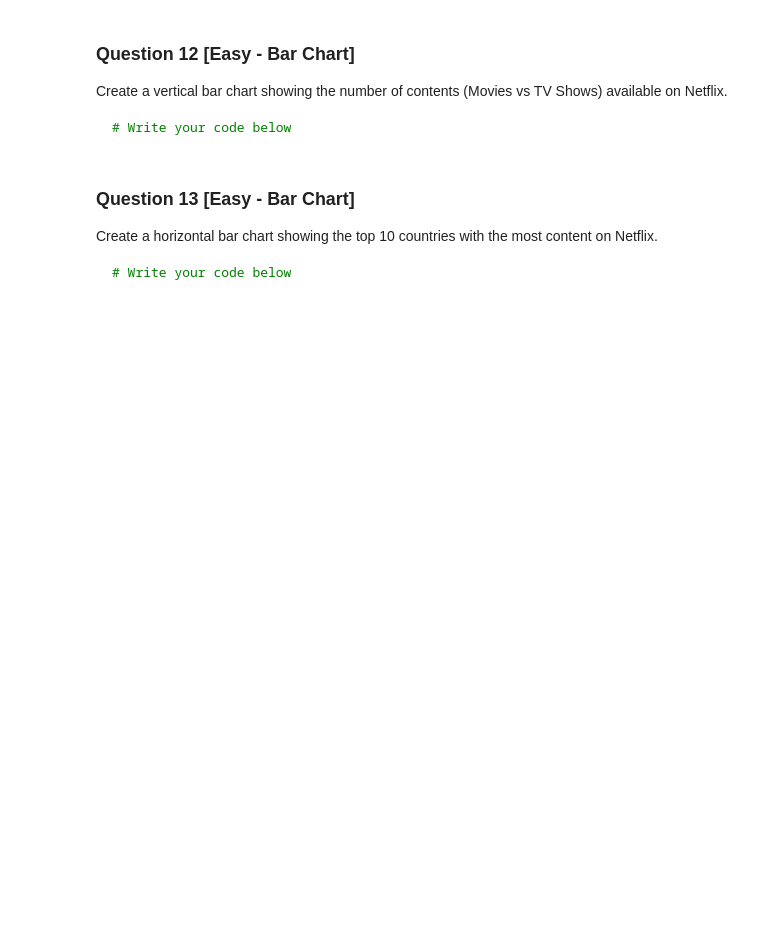
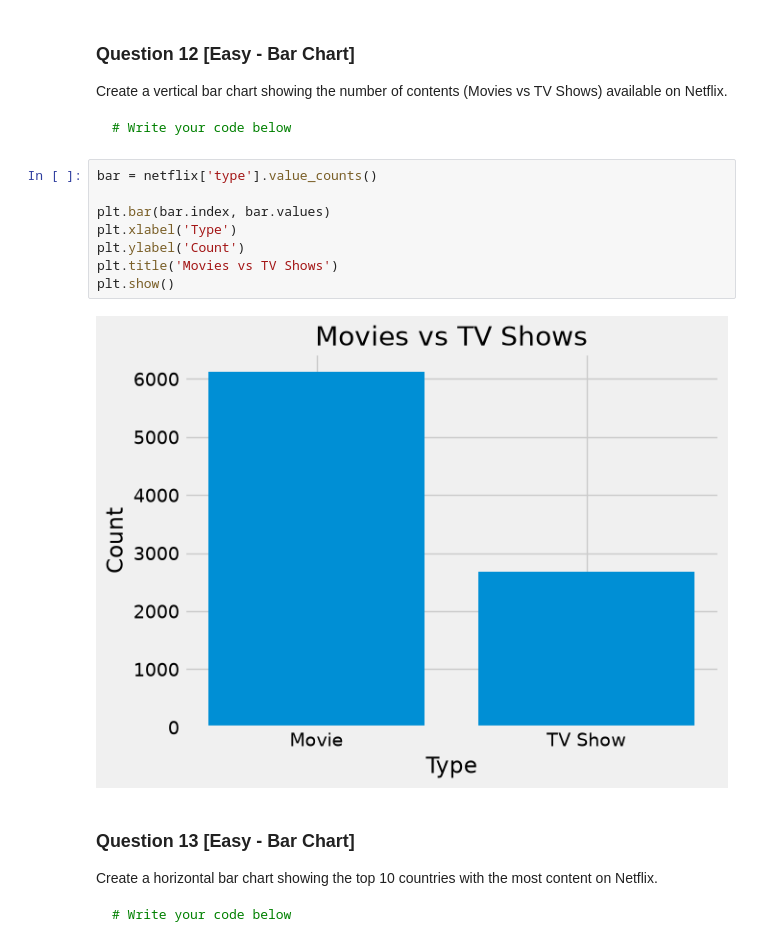
Before and after one commit to Harshit-kumar38/100-Matplotlib-Problems, a Jupyter notebook: Matplotlib_100_solutions.ipynb, the cells around one changed output. Drawn from its saved outputs; the diff is of its cells as text; blank space fills up the shorter version.

````diff
--- a/Matplotlib_100_solutions.ipynb
+++ b/Matplotlib_100_solutions.ipynb
@@ -228,6 +239,16 @@ Create a vertical bar chart showing the number of contents (Movies vs TV Shows)
 ```python
 # Write your code below
 ```
+# %%
+bar = netflix['type'].value_counts()
+
+plt.bar(bar.index, bar.values)
+plt.xlabel('Type')
+plt.ylabel('Count')
+plt.title('Movies vs TV Shows')
+plt.show()
+# %% [output]
+[figure, added]
 # %% [markdown]
 ### Question 13 [Easy - Bar Chart]
 Create a horizontal bar chart showing the top 10 countries with the most content on Netflix.
````
Also changed, not shown: parts of 4 cells of this notebook, 1 other file.
